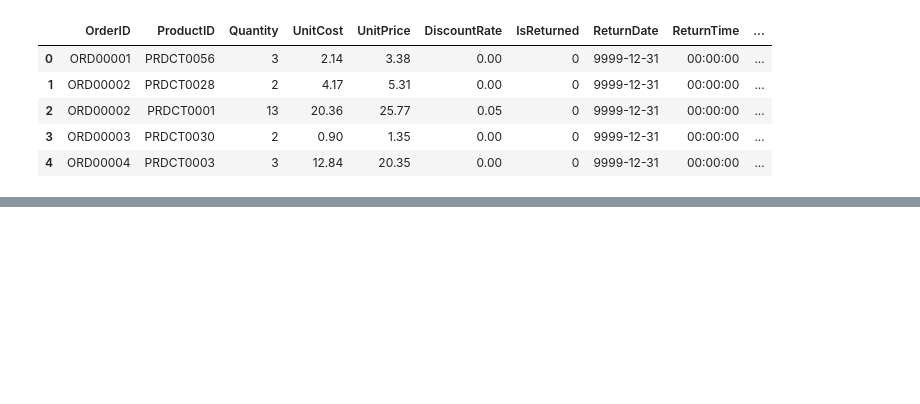
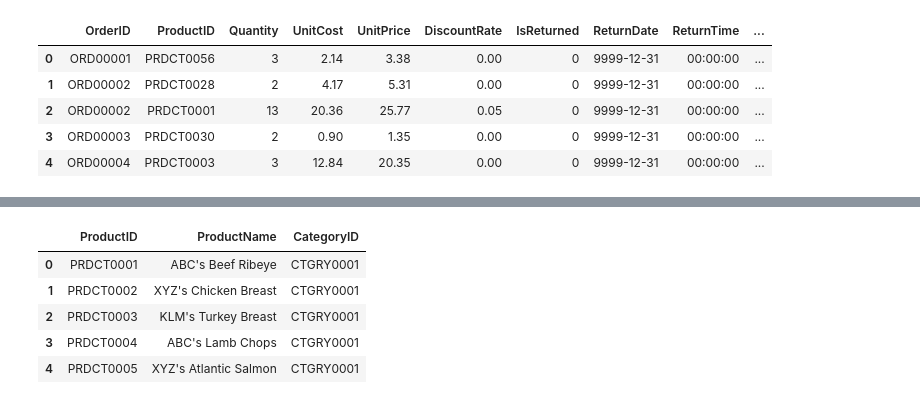
Before and after one commit to geff-ghost/notebooks, a Jupyter notebook: retail_data/MixedKnowledge.ipynb, the cells around one changed output, grey strips where cells are left out. Cells and saved outputs as stored; diff of their text form; code cells hidden in the pictures; blank space fills up the shorter version.

```diff
--- a/retail_data/MixedKnowledge.ipynb
+++ b/retail_data/MixedKnowledge.ipynb
@@ -1426,0 +1479,9 @@ vip_customers.head()
+# %%
+products.head()
+# %% [output]
+|  | ProductID | ProductName | CategoryID |
+| 0 | PRDCT0001 | ABC's Beef Ribeye | CTGRY0001 |
+| 1 | PRDCT0002 | XYZ's Chicken Breast | CTGRY0001 |
+| 2 | PRDCT0003 | KLM's Turkey Breast | CTGRY0001 |
+| 3 | PRDCT0004 | ABC's Lamb Chops | CTGRY0001 |
+| 4 | PRDCT0005 | XYZ's Atlantic Salmon | CTGRY0001 |
```
Also changed, not shown: parts of 11 cells of this notebook.
